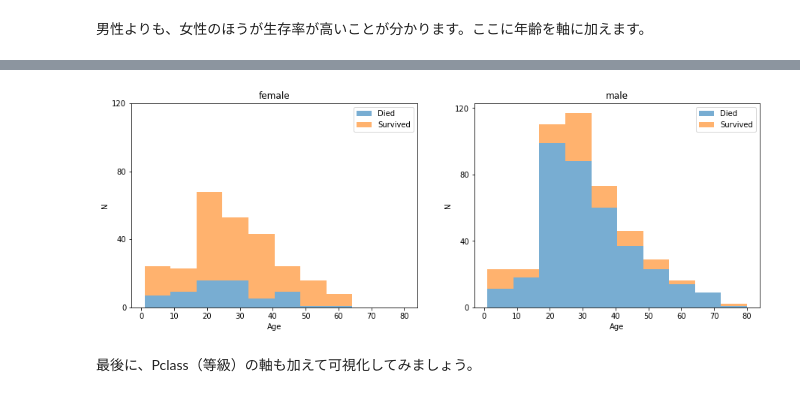
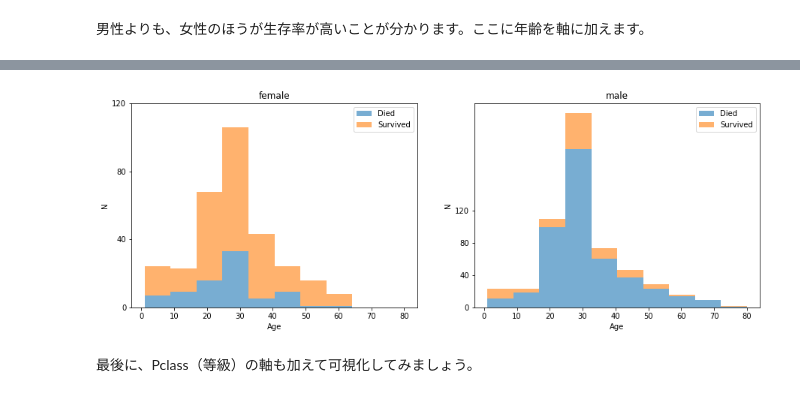
Before and after one commit to PyDataTokyo/pydata-tokyo-tutorial-1, a Jupyter notebook: pydatatokyo_tutorial_dh.ipynb, the cells around one changed output, grey strips where cells are left out. Drawn from its saved outputs; the diff is of its cells as text; code cells hidden in the pictures.

```diff
--- a/pydatatokyo_tutorial_dh.ipynb
+++ b/pydatatokyo_tutorial_dh.ipynb
@@ -189,7 +189,7 @@ df[['Name', 'Ticket']].head()
 # %% [markdown]
 `Cabin`と`Ticket`のカラムは削除してしまいましょう。
 # %%
-df = df.drop(['Ticket', 'Cabin'], axis=1)
+df.drop(['Ticket', 'Cabin'], axis=1, inplace=True)
 # %%
 df.head()
 # %% [output]
@@ -244,8 +244,8 @@ df[df.PassengerId==6][['PassengerId', 'Name', 'Sex', 'Age']]
 |  | PassengerId | Name | Sex | Age |
 | 5 | 6 | Moran, Mr. James | male | NaN |
 # %%
-dff = df[df.Sex=='female'].fillna({'Age': female_age_mean})
-dfm = df[df.Sex=='male'].fillna({'Age': male_age_mean})
+df_female = df[df.Sex=='female'].fillna({'Age': female_age_mean})
+df_male = df[df.Sex=='male'].fillna({'Age': male_age_mean})
 
-df2 = dff.append(dfm)
+filled_df = df_female.append(df_male)
 # %%
@@ -272,7 +272,7 @@ def classification_age(age):
     else:
         return '0'
 
-df['AgeClass'] = df.Age.map(classification_age)
-df.head()
+filled_df['AgeClass'] = filled_df.Age.map(classification_age)
+filled_df.head()
 # %% [output]
 |  | PassengerId | Survived | Pclass | Name | Sex | Age | SibSp | Parch | Fare | Embarked | ... |
@@ -343,35 +342,35 @@ plt.title('female')
 # %%
 fig = plt.figure(figsize=[15, 5])
 
 ax1 = fig.add_subplot(121)
 
-plt.hist([df[(df.Survived==0) & (df.Sex=='female')]['Age'],
-          df[(df.Survived==1) & (df.Sex=='female')]['Age']],
+plt.hist([filled_df[(filled_df.Survived==0) & (filled_df.Sex=='female')]['Age'],
+          filled_df[(filled_df.Survived==1) & (filled_df.Sex=='female')]['Age']],
           alpha=0.6, range=(1,80), bins=10, stacked=True,
           label=('Died', 'Survived'))
 
 plt.xlabel('Age')
 plt.yticks([0, 40, 80, 120])
 plt.ylabel('N')
 plt.title('female')
 plt.legend()
 
 ax2 = fig.add_subplot(122)
 
-plt.hist([df[(df.Survived==0) & (df.Sex=='male')]['Age'],
-          df[(df.Survived==1) & (df.Sex=='male')]['Age']],
+plt.hist([filled_df[(filled_df.Survived==0) & (filled_df.Sex=='male')]['Age'],
+          filled_df[(filled_df.Survived==1) & (filled_df.Sex=='male')]['Age']],
           alpha=0.6, range=(1,80), bins=10, stacked=True,
           label=('Died', 'Survived'))
 
 plt.xlabel('Age')
 plt.yticks([0, 40, 80, 120])
 plt.ylabel('N')
 plt.title('male')
 plt.legend()
 
 plt.show()
 # %% [output]
-[figure, old version]
+[figure, new version]
 # %% [markdown]
 最後に、Pclass（等級）の軸も加えて可視化してみましょう。
 # %%
```
Also changed, not shown: parts of 7 cells of this notebook.
